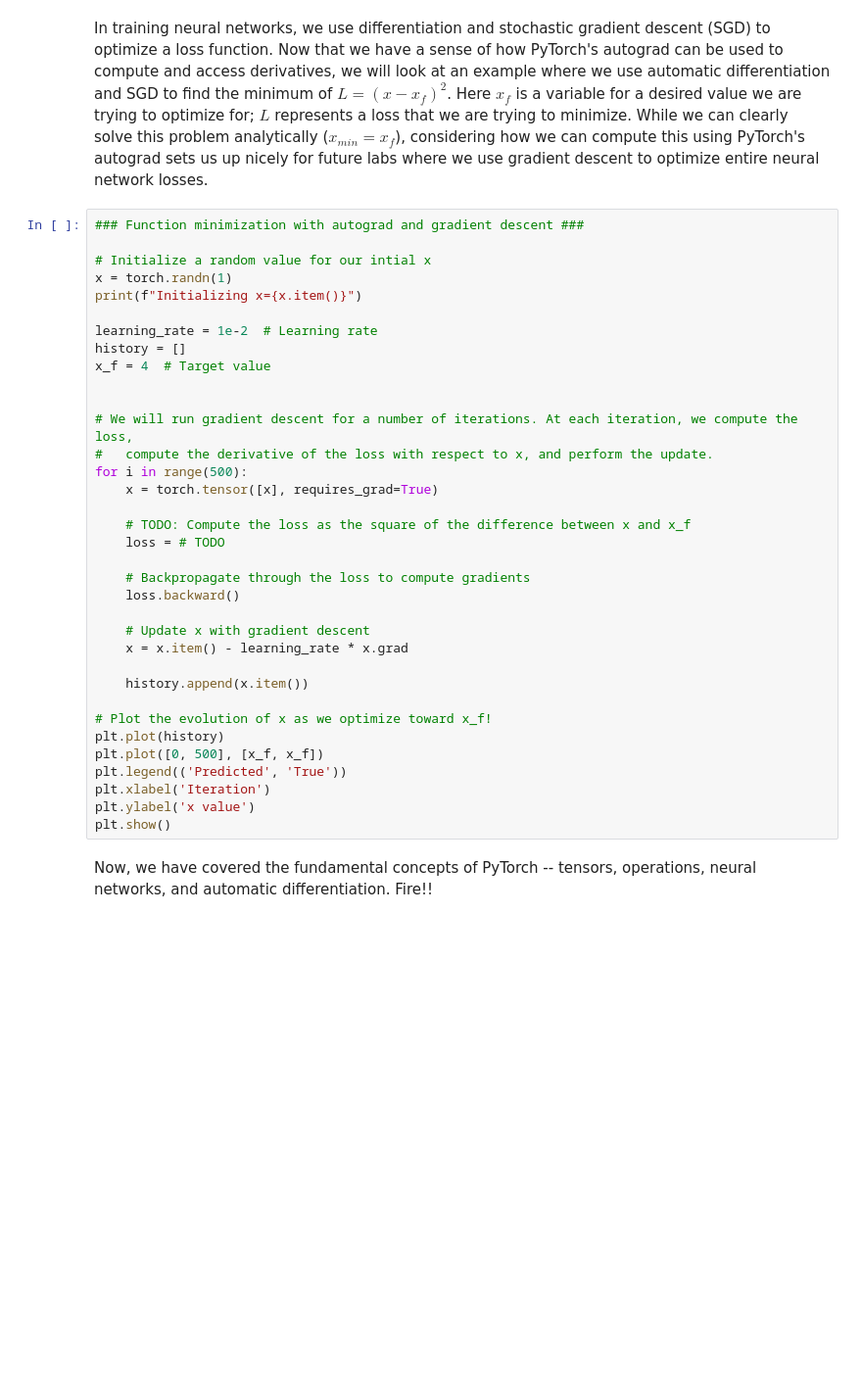
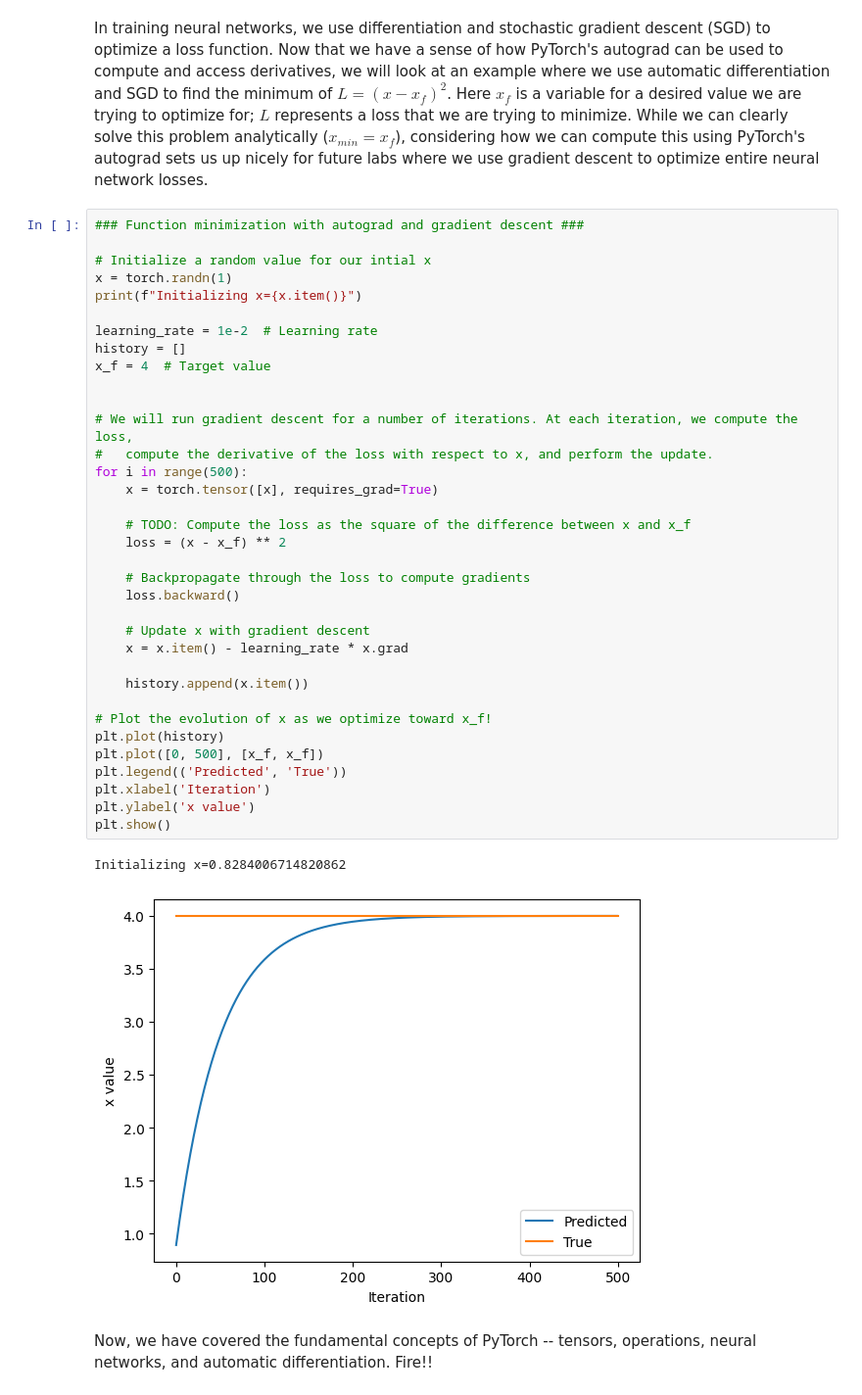
Before and after one commit to AlveeMorshed/deep-learning-practice, a Jupyter notebook: lab1/PT_Part1_Intro.ipynb, the cells around one changed output. Shown at 98% size. Drawn from its saved outputs; the diff is of its cells as text; blank space fills up the shorter version.

```diff
--- a/lab1/PT_Part1_Intro.ipynb
+++ b/lab1/PT_Part1_Intro.ipynb
@@ -325,33 +341,36 @@ In training neural networks, we use differentiation and stochastic gradient desc
 x = torch.randn(1)
 print(f"Initializing x={x.item()}")
 
 learning_rate = 1e-2  # Learning rate
 history = []
 x_f = 4  # Target value
 
 
 # We will run gradient descent for a number of iterations. At each iteration, we compute the loss,
 #   compute the derivative of the loss with respect to x, and perform the update.
 for i in range(500):
     x = torch.tensor([x], requires_grad=True)
 
     # TODO: Compute the loss as the square of the difference between x and x_f
-    loss = # TODO
+    loss = (x - x_f) ** 2
 
     # Backpropagate through the loss to compute gradients
     loss.backward()
 
     # Update x with gradient descent
     x = x.item() - learning_rate * x.grad
 
     history.append(x.item())
 
 # Plot the evolution of x as we optimize toward x_f!
 plt.plot(history)
 plt.plot([0, 500], [x_f, x_f])
 plt.legend(('Predicted', 'True'))
 plt.xlabel('Iteration')
 plt.ylabel('x value')
 plt.show()
+# %% [output]
+Initializing x=0.8284006714820862
+[figure, added]
 # %% [markdown]
 Now, we have covered the fundamental concepts of PyTorch -- tensors, operations, neural networks, and automatic differentiation. Fire!!
```
Also changed, not shown: parts of 10 cells of this notebook.
